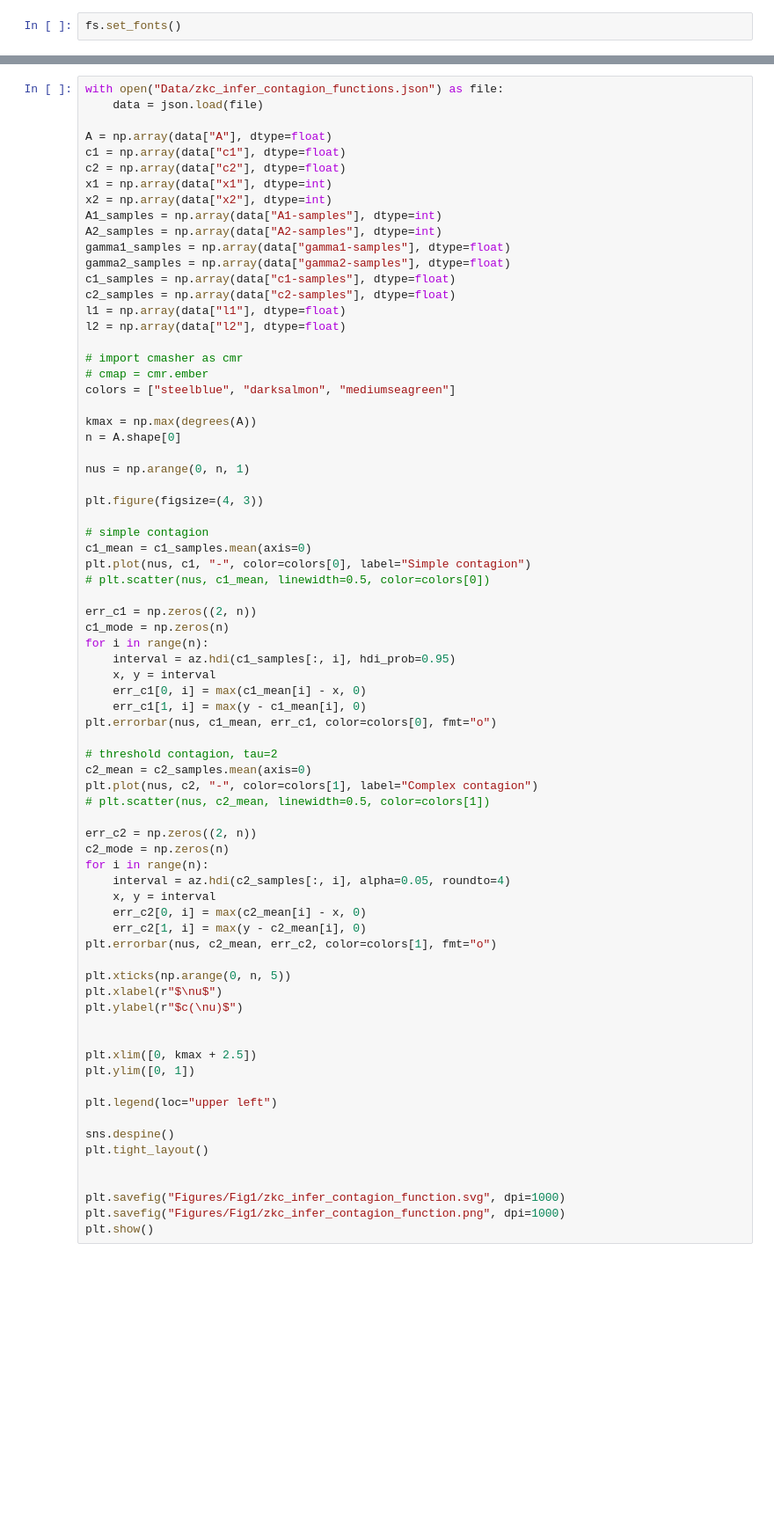
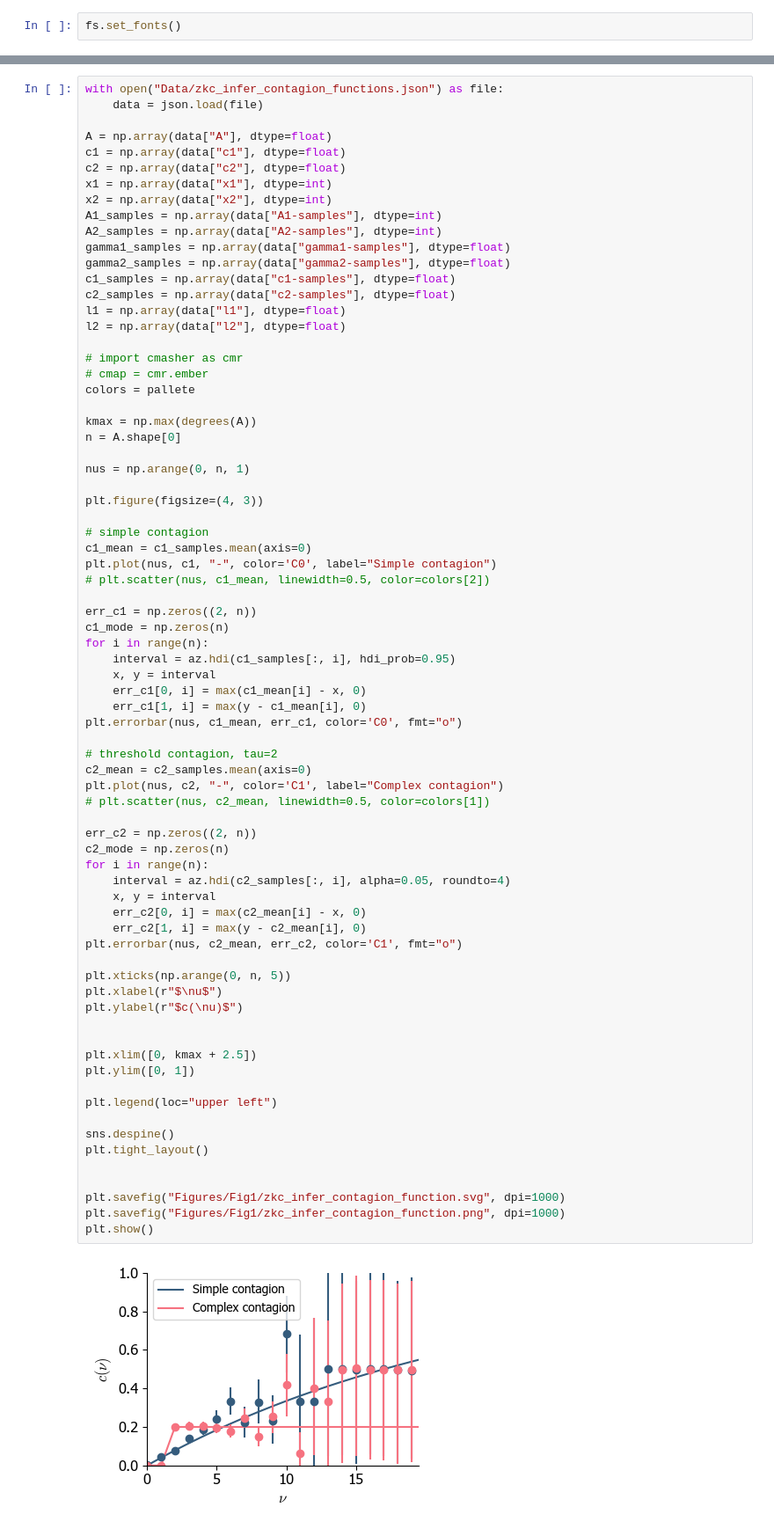
Before and after one commit to nwlandry/complex-network-reconstruction, a Jupyter notebook: plot_fig1.ipynb, the cells around one changed output, grey strips where cells are left out. Shown at 88% size. Saved outputs shown, nothing was run; the diff lists cells and outputs as text; blank space fills up the shorter version.

```diff
--- a/plot_fig1.ipynb
+++ b/plot_fig1.ipynb
@@ -108,7 +122,7 @@ l2 = np.array(data["l2"], dtype=float)
 
 # import cmasher as cmr
 # cmap = cmr.ember
-colors = ["steelblue", "darksalmon", "mediumseagreen"]
+colors = pallete
 
 kmax = np.max(degrees(A))
 n = A.shape[0]
@@ -119,8 +133,8 @@ plt.figure(figsize=(4, 3))
 
 # simple contagion
 c1_mean = c1_samples.mean(axis=0)
-plt.plot(nus, c1, "-", color=colors[0], label="Simple contagion")
-# plt.scatter(nus, c1_mean, linewidth=0.5, color=colors[0])
+plt.plot(nus, c1, "-", color='C0', label="Simple contagion")
+# plt.scatter(nus, c1_mean, linewidth=0.5, color=colors[2])
 
 err_c1 = np.zeros((2, n))
 c1_mode = np.zeros(n)
@@ -129,39 +143,41 @@ for i in range(n):
     x, y = interval
     err_c1[0, i] = max(c1_mean[i] - x, 0)
     err_c1[1, i] = max(y - c1_mean[i], 0)
-plt.errorbar(nus, c1_mean, err_c1, color=colors[0], fmt="o")
+plt.errorbar(nus, c1_mean, err_c1, color='C0', fmt="o")
 
 # threshold contagion, tau=2
 c2_mean = c2_samples.mean(axis=0)
-plt.plot(nus, c2, "-", color=colors[1], label="Complex contagion")
+plt.plot(nus, c2, "-", color='C1', label="Complex contagion")
 # plt.scatter(nus, c2_mean, linewidth=0.5, color=colors[1])
 
 err_c2 = np.zeros((2, n))
 c2_mode = np.zeros(n)
 for i in range(n):
     interval = az.hdi(c2_samples[:, i], alpha=0.05, roundto=4)
     x, y = interval
     err_c2[0, i] = max(c2_mean[i] - x, 0)
     err_c2[1, i] = max(y - c2_mean[i], 0)
-plt.errorbar(nus, c2_mean, err_c2, color=colors[1], fmt="o")
+plt.errorbar(nus, c2_mean, err_c2, color='C1', fmt="o")
 
 plt.xticks(np.arange(0, n, 5))
 plt.xlabel(r"$\nu$")
 plt.ylabel(r"$c(\nu)$")
 
 
 plt.xlim([0, kmax + 2.5])
 plt.ylim([0, 1])
 
 plt.legend(loc="upper left")
 
 sns.despine()
 plt.tight_layout()
 
 
 plt.savefig("Figures/Fig1/zkc_infer_contagion_function.svg", dpi=1000)
 plt.savefig("Figures/Fig1/zkc_infer_contagion_function.png", dpi=1000)
 plt.show()
+# %% [output]
+[figure, added]
 # %%
 with open("Data/zkc_infer_vs_tmax.json") as file:
     data = json.load(file)
```
Also changed, not shown: parts of 6 cells of this notebook, 2 other files.
